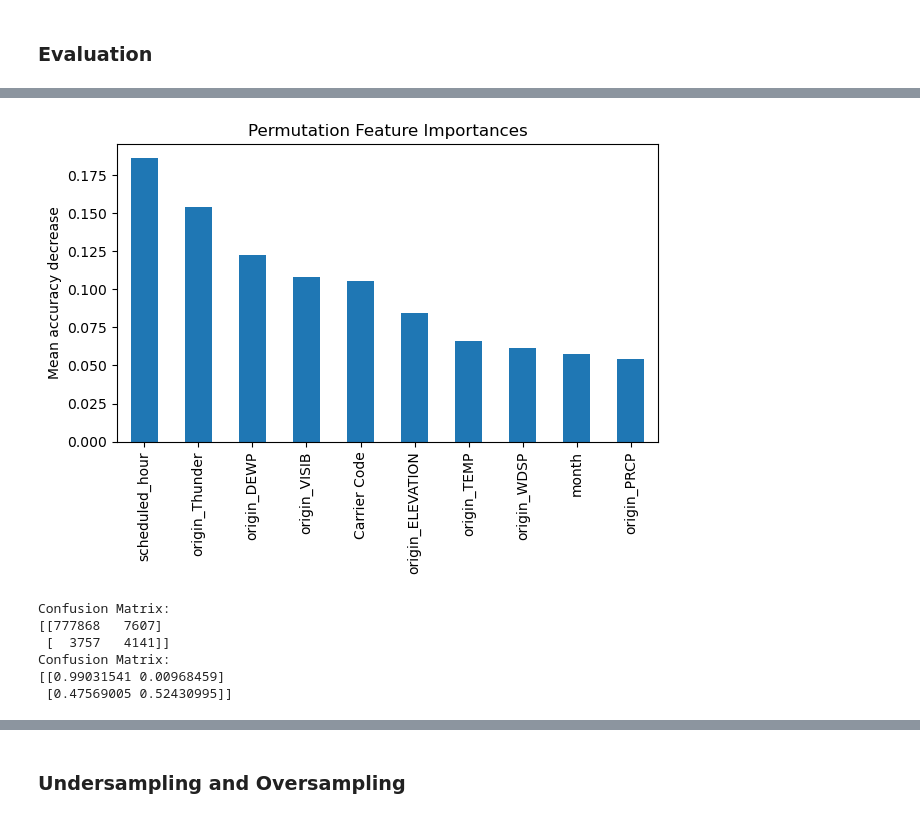
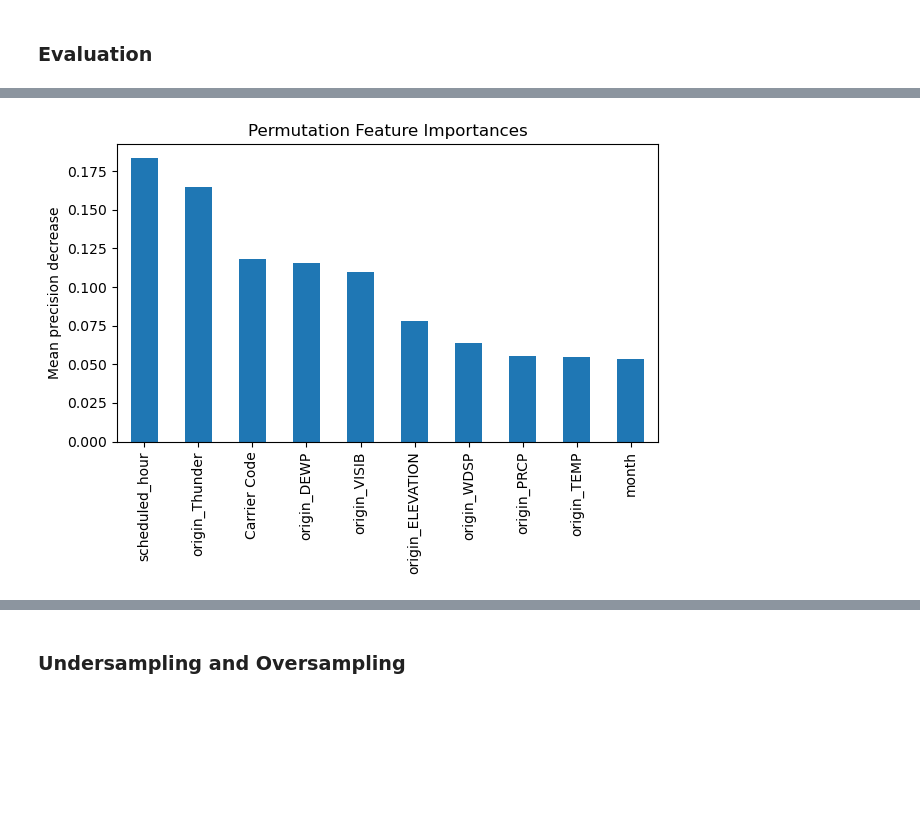
Before and after one commit to shearidl/Flight-Delays-Prediction-Model, a Jupyter notebook: ML_Classifiers.ipynb, the cells around one changed output, grey strips where cells are left out. Cells and saved outputs as stored; diff of their text form; code cells hidden in the pictures; blank space fills up the shorter version.

```diff
--- a/ML_Classifiers.ipynb
+++ b/ML_Classifiers.ipynb
@@ -911,29 +744,15 @@ dest_Snow          -0.000023
 dtype: float64
 # %%
+import matplotlib.pyplot as plt
+
 fig, ax = plt.subplots()
 feature_importances[:10].plot.bar(ax=ax)
 ax.set_title("Permutation Feature Importances")
-ax.set_ylabel("Mean accuracy decrease")
+ax.set_ylabel("Mean precision decrease")
 fig.tight_layout()
 plt.show()
 # %% [output]
-[figure, old version]
+[figure, new version]
-# %%
-from sklearn.metrics import confusion_matrix
-conf_matrix = confusion_matrix(y_test, y_pred)
-print("Confusion Matrix:")
-print(conf_matrix)
-
-adj_conf_matrix = confusion_matrix(y_test, y_pred, normalize="true")
-print("Confusion Matrix:")
-print(adj_conf_matrix)
-# %% [output]
-Confusion Matrix:
-[[777868   7607]
- [  3757   4141]]
-Confusion Matrix:
-[[0.99031541 0.00968459]
- [0.47569005 0.52430995]]
 # %%
 import matplotlib.pyplot as plt
 import seaborn as sns
```
Also changed, not shown: parts of 32 cells of this notebook.
